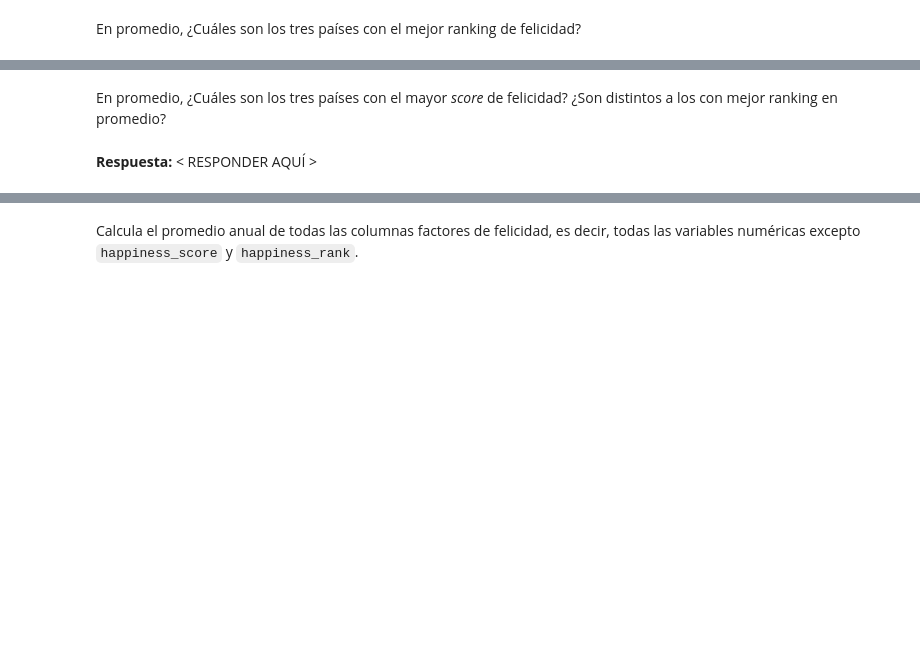
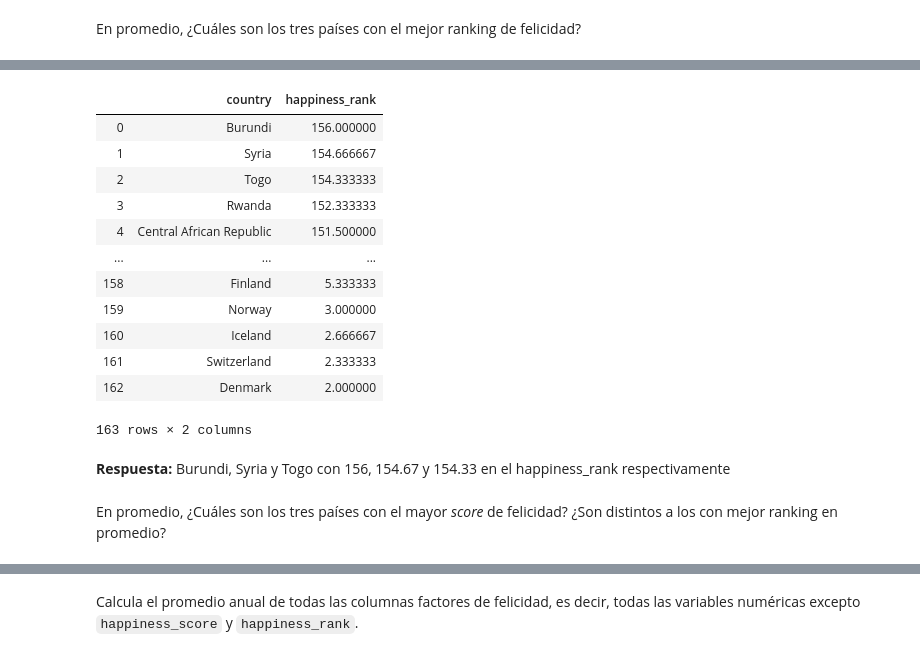
Before and after one commit to pazDaniela/mat281_portfolio, a Jupyter notebook: m02_data_analysis/m02_homework/m02_homework.ipynb, the cells around one changed output, grey strips where cells are left out. Cells and saved outputs as stored; diff of their text form; code cells hidden in the pictures; blank space fills up the shorter version.

```diff
--- a/m02_data_analysis/m02_homework/m02_homework.ipynb
+++ b/m02_data_analysis/m02_homework/m02_homework.ipynb
@@ -496,2 +457,20 @@ __Respuesta:__  < RESPONDER AQUÍ >
+# %%
+happiness.groupby('country').agg({'happiness_rank':'mean'}).sort_values('happiness_rank',ascending=False).reset_index()
+# %% [output]
+|  | country | happiness_rank |
+| 0 | Burundi | 156.000000 |
+| 1 | Syria | 154.666667 |
+| 2 | Togo | 154.333333 |
+| 3 | Rwanda | 152.333333 |
+| 4 | Central African Republic | 151.500000 |
+| ... | ... | ... |
+| 158 | Finland | 5.333333 |
+| 159 | Norway | 3.000000 |
+| 160 | Iceland | 2.666667 |
+| 161 | Switzerland | 2.333333 |
+| 162 | Denmark | 2.000000 |
+163 rows × 2 columns
+# %% [markdown]
+__Respuesta:__  Burundi, Syria y Togo con 156, 154.67 y 154.33 en el happiness_rank respectivamente
 # %% [markdown]
 En promedio, ¿Cuáles son los tres países con el mayor _score_ de felicidad? ¿Son distintos a los con mejor ranking en promedio?
@@ -500,2 +476,0 @@ En promedio, ¿Cuáles son los tres países con el mayor _score_ de felicidad?
-# %% [markdown]
-__Respuesta:__  < RESPONDER AQUÍ >
```
Also changed, not shown: parts of 47 cells of this notebook.
